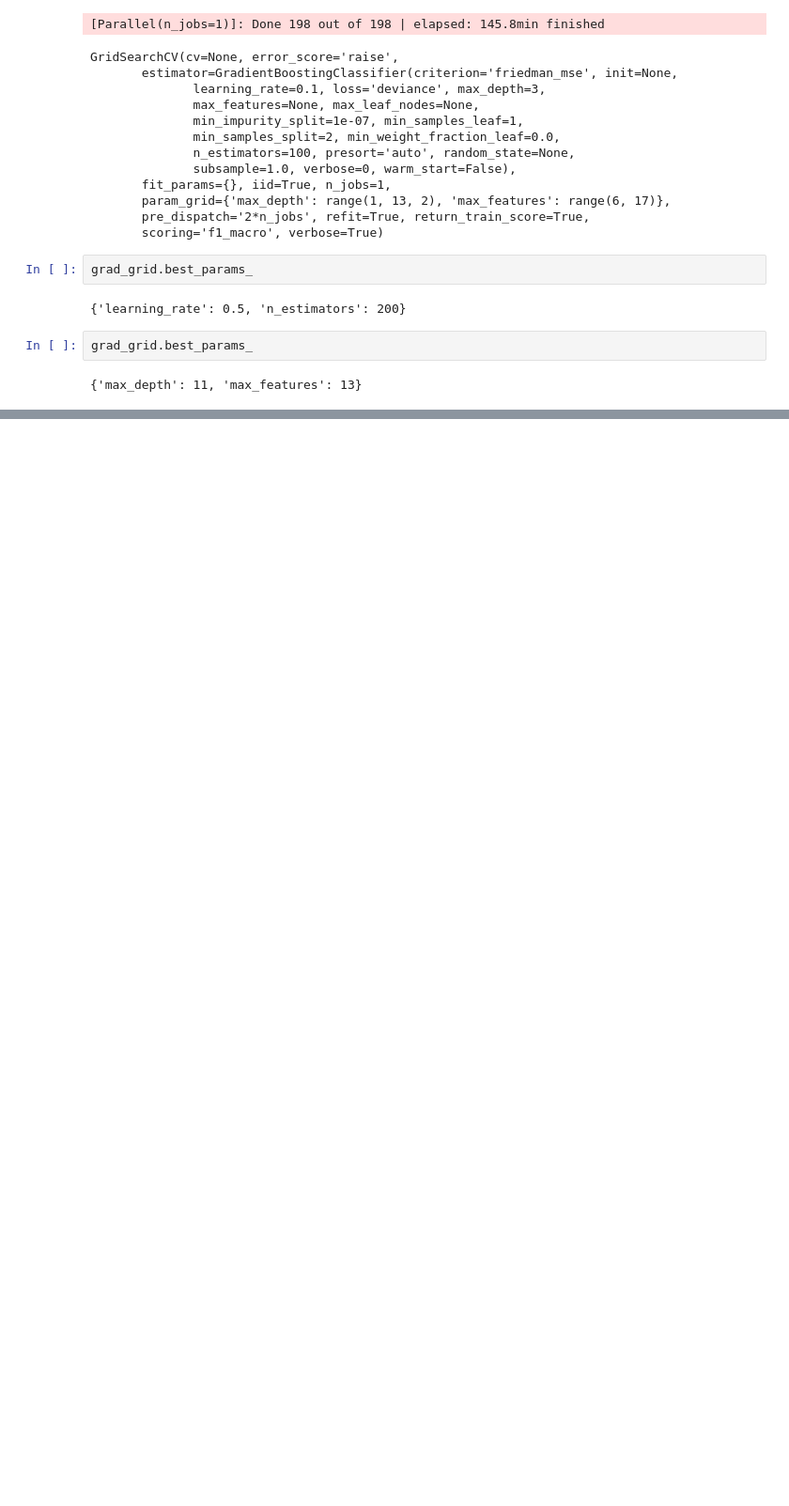
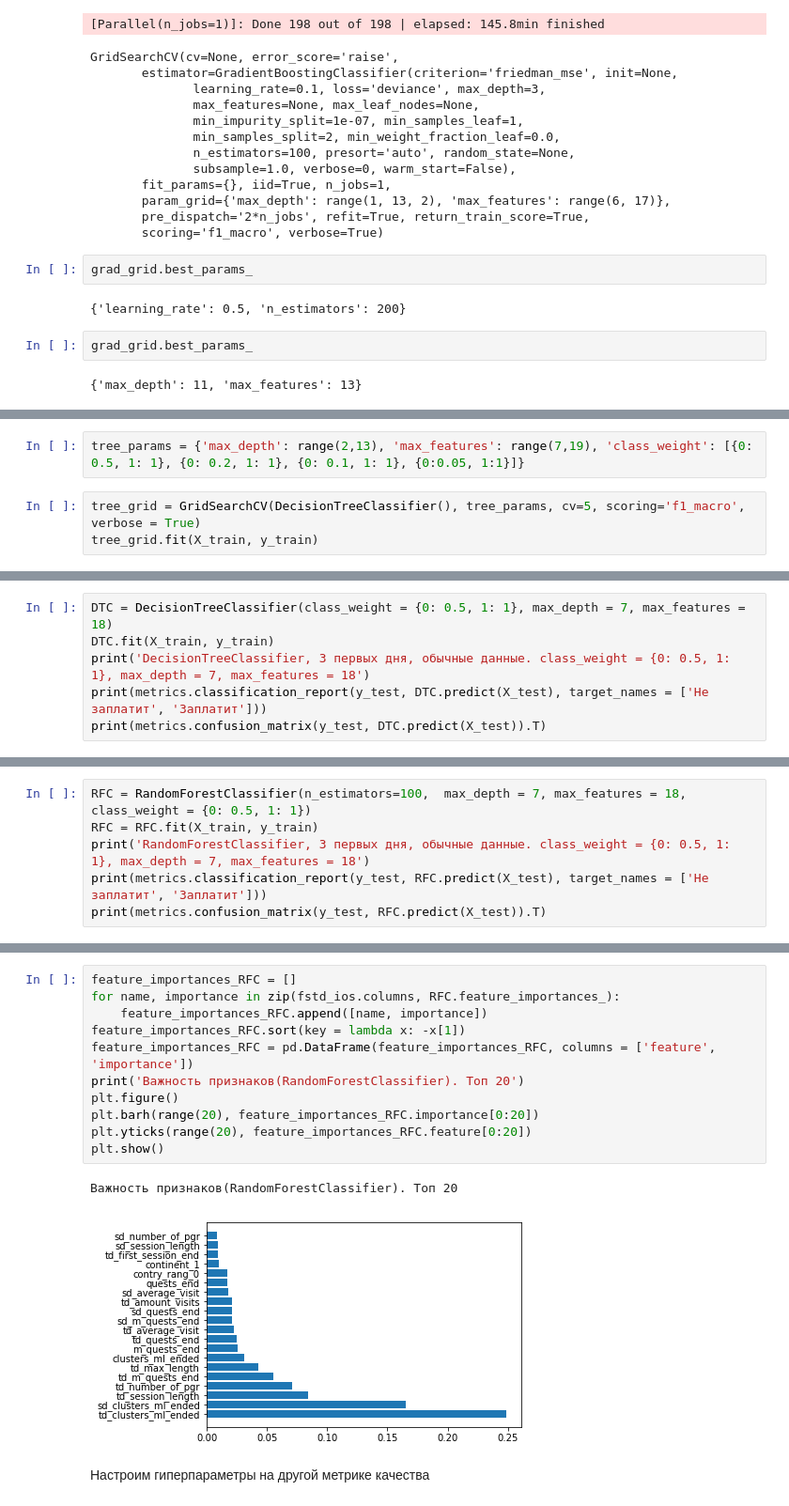
Before and after one commit to Smolev/practice2017, a Jupyter notebook: WG.ipynb, the cells around one changed output, grey strips where cells are left out. Shown at 94% size. Drawn from its saved outputs; the diff is of its cells as text; blank space fills up the shorter version.

```diff
--- a/WG.ipynb
+++ b/WG.ipynb
@@ -1173,0 +1359,5 @@ avg / total       0.90      0.87      0.89     42730
+# %%
+tree_params = {'max_depth': range(2,13), 'max_features': range(7,19), 'class_weight': [{0: 0.5, 1: 1}, {0: 0.2, 1: 1}, {0: 0.1, 1: 1}, {0:0.05, 1:1}]}
+# %%
+tree_grid = GridSearchCV(DecisionTreeClassifier(), tree_params, cv=5, scoring='f1_macro', verbose = True)
+tree_grid.fit(X_train, y_train)
@@ -1173,0 +1368,6 @@ avg / total       0.90      0.87      0.89     42730
+# %%
+DTC = DecisionTreeClassifier(class_weight = {0: 0.5, 1: 1}, max_depth = 7, max_features = 18)
+DTC.fit(X_train, y_train)
+print('DecisionTreeClassifier, 3 первых дня, обычные данные. class_weight = {0: 0.5, 1: 1}, max_depth = 7, max_features = 18')
+print(metrics.classification_report(y_test, DTC.predict(X_test), target_names = ['Не заплатит', 'Заплатит']))
+print(metrics.confusion_matrix(y_test, DTC.predict(X_test)).T)
@@ -1173,0 +1385,6 @@ avg / total       0.90      0.87      0.89     42730
+# %%
+RFC = RandomForestClassifier(n_estimators=100,  max_depth = 7, max_features = 18, class_weight = {0: 0.5, 1: 1})
+RFC = RFC.fit(X_train, y_train)
+print('RandomForestClassifier, 3 первых дня, обычные данные. class_weight = {0: 0.5, 1: 1}, max_depth = 7, max_features = 18')
+print(metrics.classification_report(y_test, RFC.predict(X_test), target_names = ['Не заплатит', 'Заплатит']))
+print(metrics.confusion_matrix(y_test, RFC.predict(X_test)).T)
@@ -1173,0 +1402,16 @@ avg / total       0.90      0.87      0.89     42730
+# %%
+feature_importances_RFC = []
+for name, importance in zip(fstd_ios.columns, RFC.feature_importances_):
+    feature_importances_RFC.append([name, importance])
+feature_importances_RFC.sort(key = lambda x: -x[1])
+feature_importances_RFC = pd.DataFrame(feature_importances_RFC, columns = ['feature', 'importance'])
+print('Важность признаков(RandomForestClassifier). Топ 20')
+plt.figure()
+plt.barh(range(20), feature_importances_RFC.importance[0:20])
+plt.yticks(range(20), feature_importances_RFC.feature[0:20])
+plt.show()
+# %% [output]
+Важность признаков(RandomForestClassifier). Топ 20
+[figure, added]
+# %% [markdown]
+Настроим гиперпараметры на другой метрике качества
```
Also changed, not shown: parts of 88 cells of this notebook.
